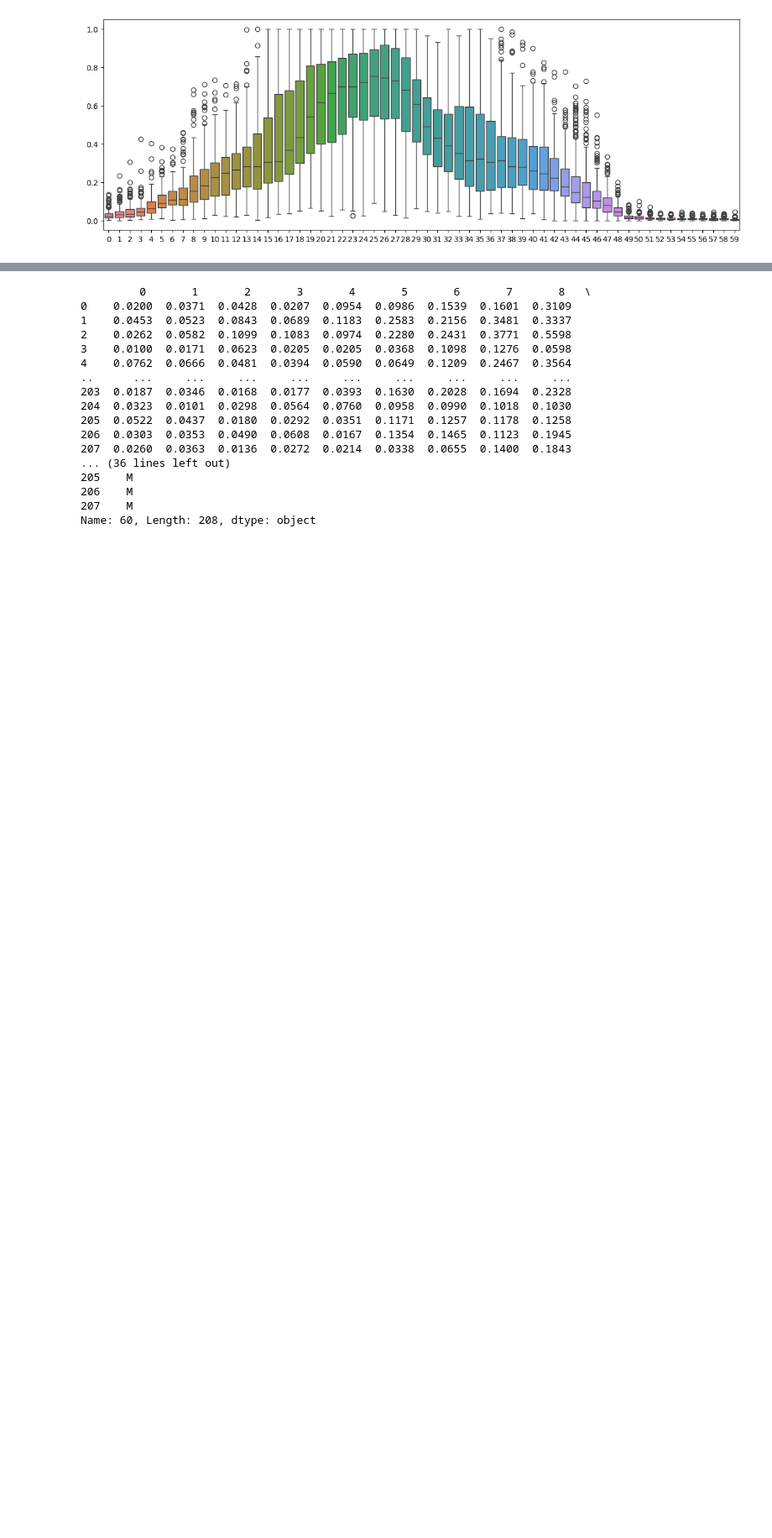
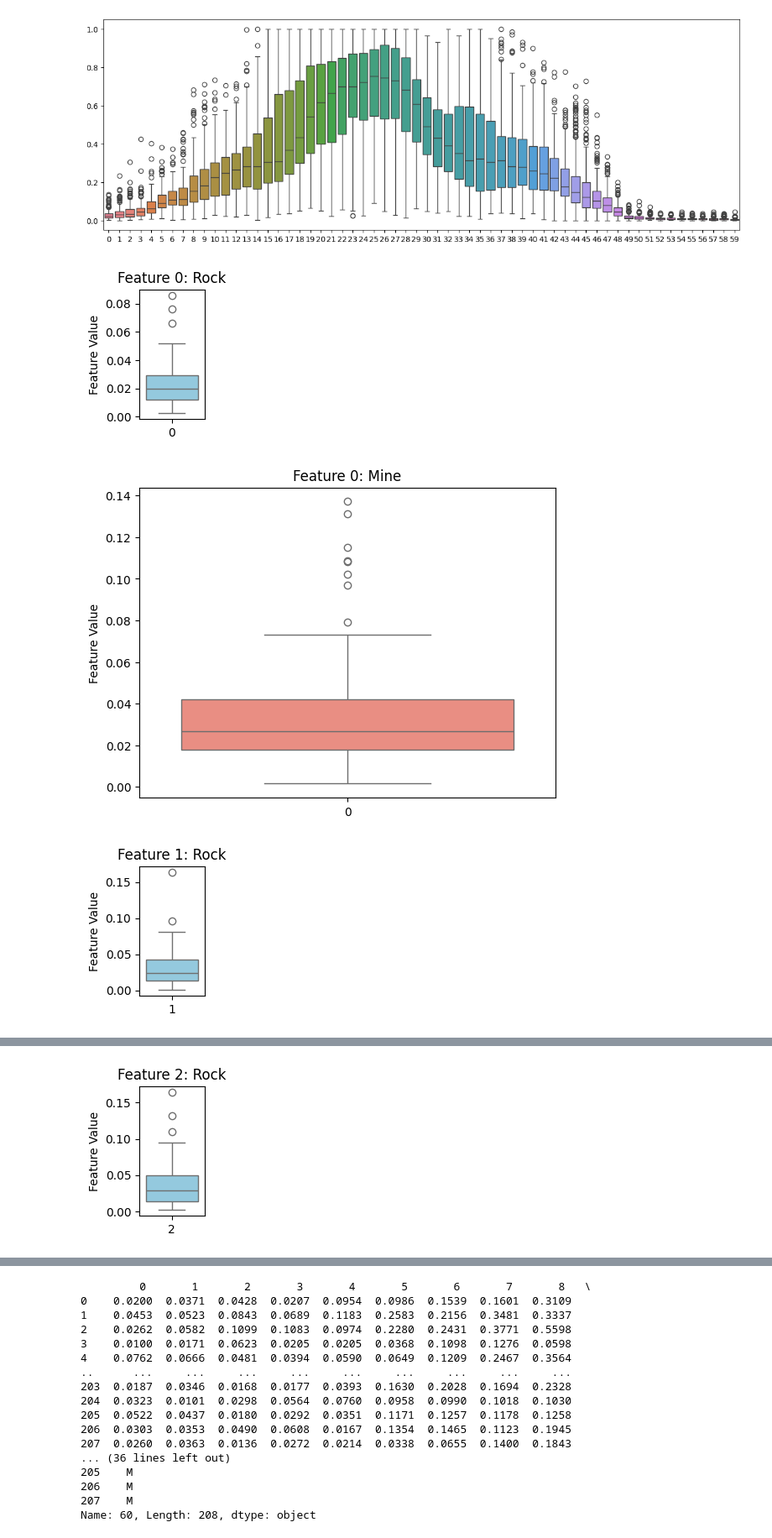
Before and after one commit to Shayan-mirza22/Rock-vs-Mine, a Jupyter notebook: rock_vs_mine.ipynb, the cells around one changed output, grey strips where cells are left out. Shown at 84% size. Cells and saved outputs as stored; diff of their text form; code cells hidden in the pictures; blank space fills up the shorter version.

```diff
--- a/rock_vs_mine.ipynb
+++ b/rock_vs_mine.ipynb
@@ -95,3 +95,37 @@ sns.boxplot(data=sonar_data.iloc[:, :-1])  # iloc stands for integer-location ba
 plt.show()
 # %% [output]
 [figure]
+# %%
+# For new techniques for better predictions
+sonar_data_new = sonar_data.drop(sonar_data.columns[49:60], axis=1)
+# %%
+# Separating Mine and Rock Data for a better view of outliers
+mine_data = sonar_data_new[sonar_data.iloc[:, -1] == 'M']
+rock_data = sonar_data_new[sonar_data.iloc[:, -1] == 'R']
+# %%
+# Seeing outliers separately to see whether they are class specific or the real outliers
+feature_columns = sonar_data_new.columns[:-1]  # exclude label
+
+for col in feature_columns:
+    plt.figure(figsize=(1,2))
+
+    sns.boxplot(
+        data=[rock_data[col]],
+        palette=["skyblue"]
+    )
+    plt.title(f'Feature {col}: Rock')
+    plt.ylabel('Feature Value')
+    plt.show()
+    sns.boxplot(
+        data=[mine_data[col]],
+        palette=["salmon"]
+    )
+
+    plt.title(f'Feature {col}: Mine')
+    plt.ylabel('Feature Value')
+
+    plt.show()
+# %% [output]
+[figure, added]
+[figure, added]
+[figure, added]
@@ -97,0 +133 @@ plt.show()
+[figure, added]
```
Also changed, not shown: parts of 12 cells of this notebook.
